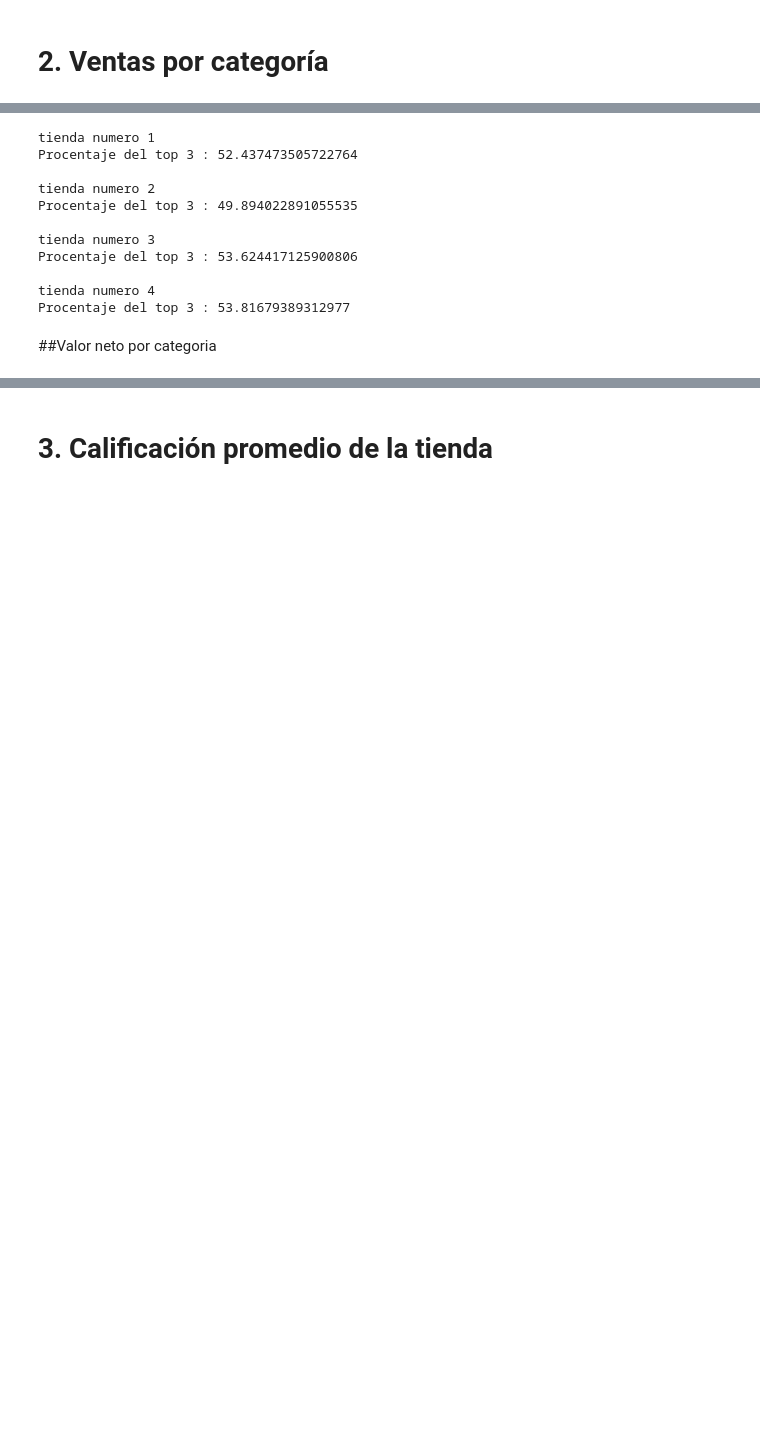
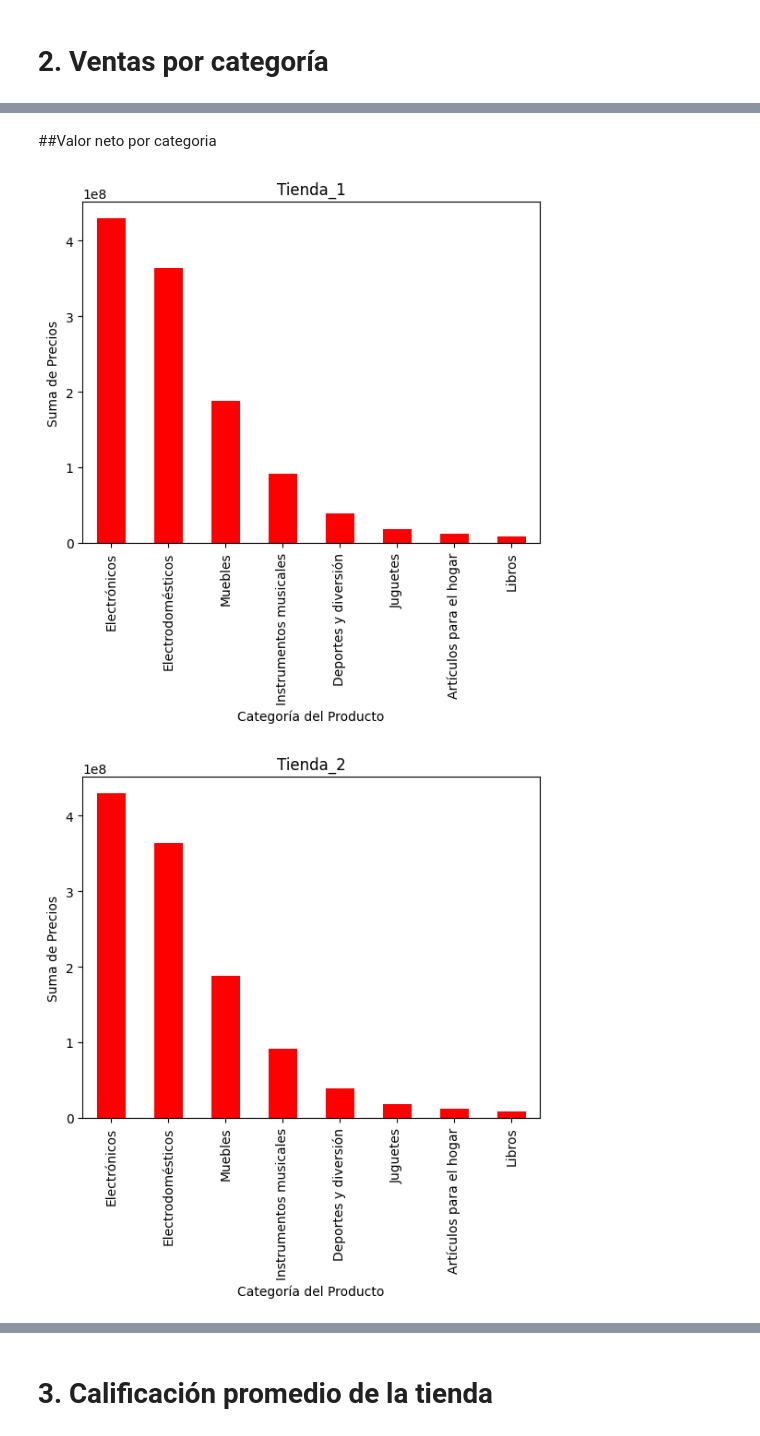
Before and after one commit to JCaceres-R/alura-store-data-analysis, a Jupyter notebook: AluraStoreLatam.ipynb, the cells around one changed output, grey strips where cells are left out. Saved outputs shown, nothing was run; the diff lists cells and outputs as text; code cells hidden in the pictures; blank space fills up the shorter version.

```diff
--- a/AluraStoreLatam.ipynb
+++ b/AluraStoreLatam.ipynb
@@ -169,19 +176,13 @@ En la grafica se puede observar un comportamiento similar(una tendencia) en las
-# %%
-for i,df in enumerate(mtiendas):
-  print(f"\ntienda numero {i+1}")
-  temp = df["Categoría del Producto"].value_counts(normalize=True).head(3).sum()*100
-  print(f"Procentaje del top 3 : {temp}")
-# %% [output]
-tienda numero 1
-Procentaje del top 3 : 52.437473505722764
-
-tienda numero 2
-Procentaje del top 3 : 49.894022891055535
-
-tienda numero 3
-Procentaje del top 3 : 53.624417125900806
-
-tienda numero 4
-Procentaje del top 3 : 53.81679389312977
 # %% [markdown]
 ##Valor neto por categoria
+# %%
+for i,df_categoria_valorneto in enumerate(mtiendas):
+  df_categoria_valorneto = tienda1.groupby("Categoría del Producto")["Precio"].sum().sort_values(ascending=False)
+  ax = df_categoria_valorneto.plot(kind='bar', color='red')
+  ax.set_xlabel("Categoría del Producto")
+  ax.set_ylabel("Suma de Precios")
+  ax.set_title(f"Tienda_{i+1}")
+  plt.show()
+# %% [output]
+[figure, added]
+[figure, added]
```
Also changed, not shown: parts of 15 cells of this notebook.
